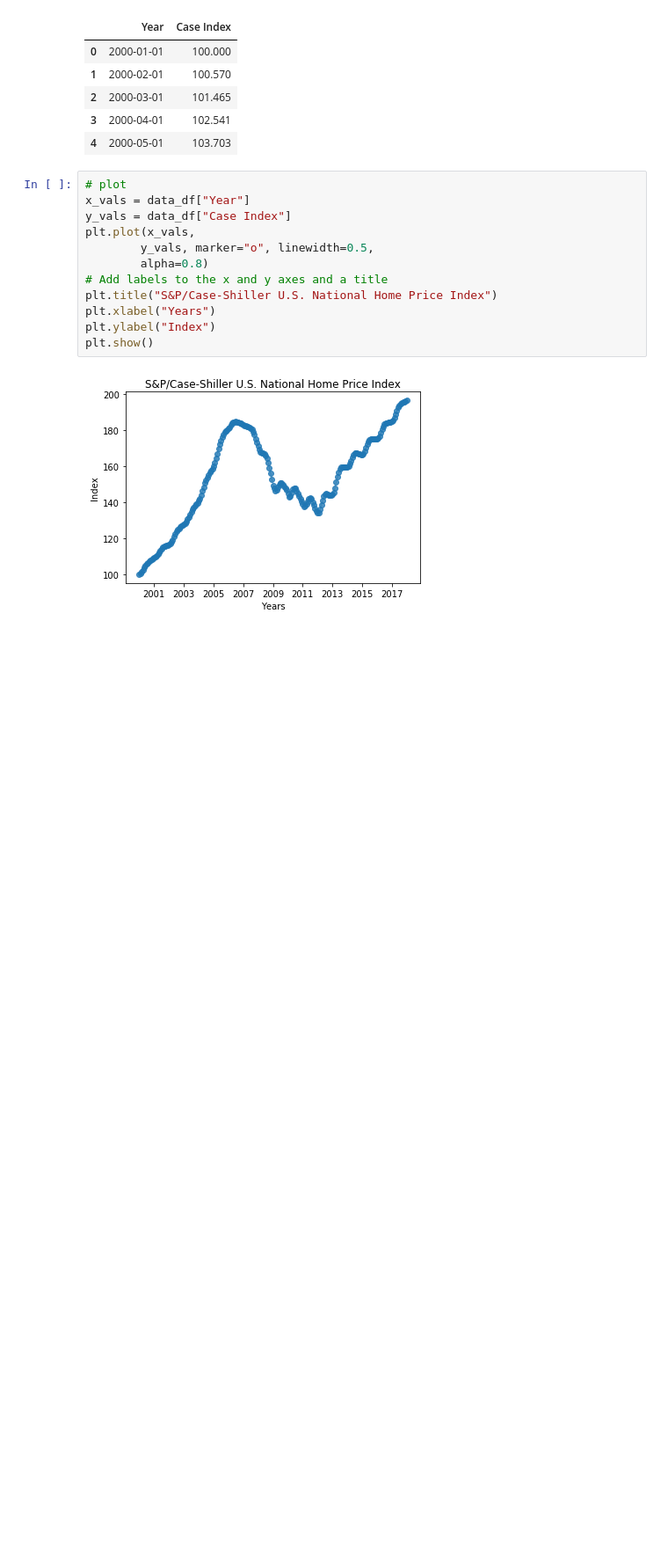
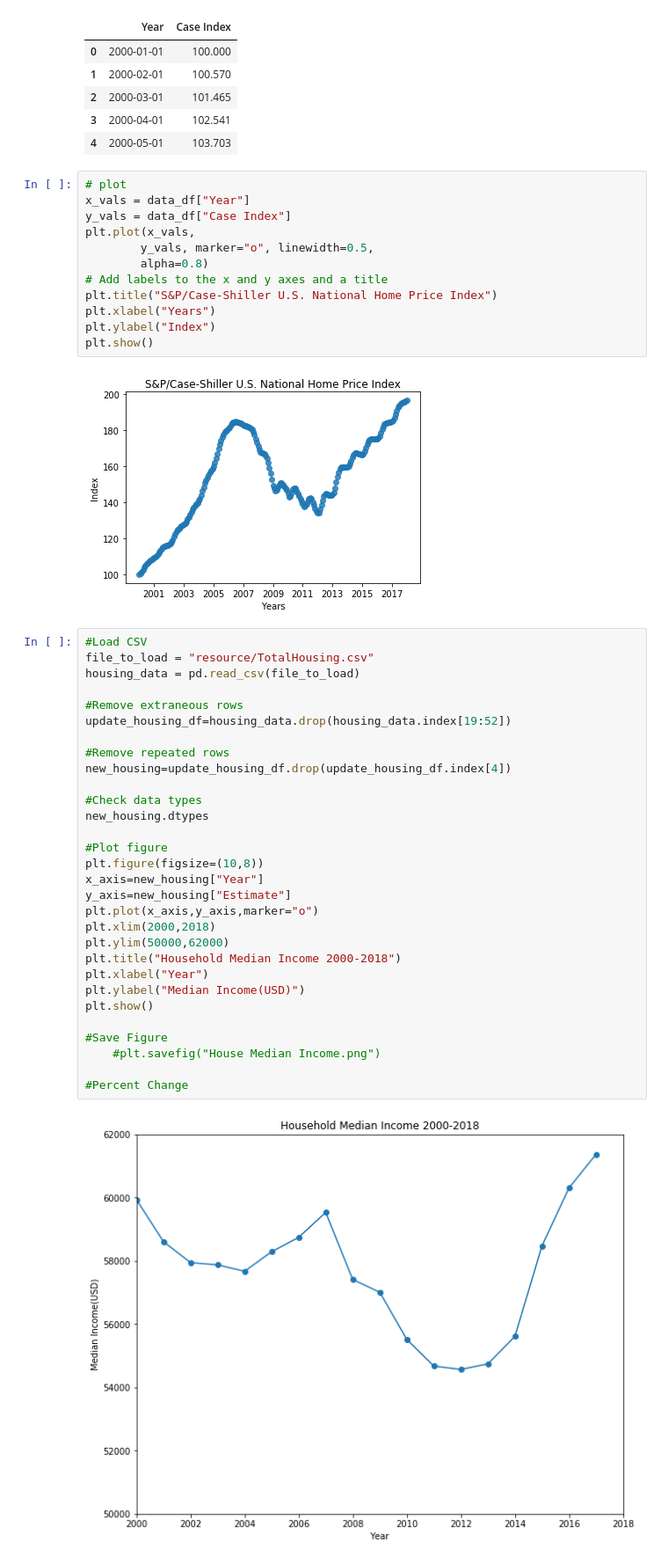
Before and after one commit to Kamran-Wali/Project_Antigravity2, a Jupyter notebook: antigravity.ipynb, the cells around one changed output. Shown: that part at 88% size. Cells and saved outputs as stored; diff of their text form; blank space fills up the shorter version.

```diff
--- a/antigravity.ipynb
+++ b/antigravity.ipynb
@@ -195,3 +195,35 @@ plt.ylabel("Index")
 plt.show()
 # %% [output]
 [figure]
+# %%
+#Load CSV
+file_to_load = "resource/TotalHousing.csv"
+housing_data = pd.read_csv(file_to_load)
+
+#Remove extraneous rows
+update_housing_df=housing_data.drop(housing_data.index[19:52])
+
+#Remove repeated rows
+new_housing=update_housing_df.drop(update_housing_df.index[4])
+
+#Check data types
+new_housing.dtypes
+
+#Plot figure
+plt.figure(figsize=(10,8))
+x_axis=new_housing["Year"]
+y_axis=new_housing["Estimate"]
+plt.plot(x_axis,y_axis,marker="o")
+plt.xlim(2000,2018)
+plt.ylim(50000,62000)
+plt.title("Household Median Income 2000-2018")
+plt.xlabel("Year")
+plt.ylabel("Median Income(USD)")
+plt.show()
+
+#Save Figure
+    #plt.savefig("House Median Income.png")
+
+#Percent Change
+# %% [output]
+[figure, added]
```
Also changed, not shown: 2 other files.
